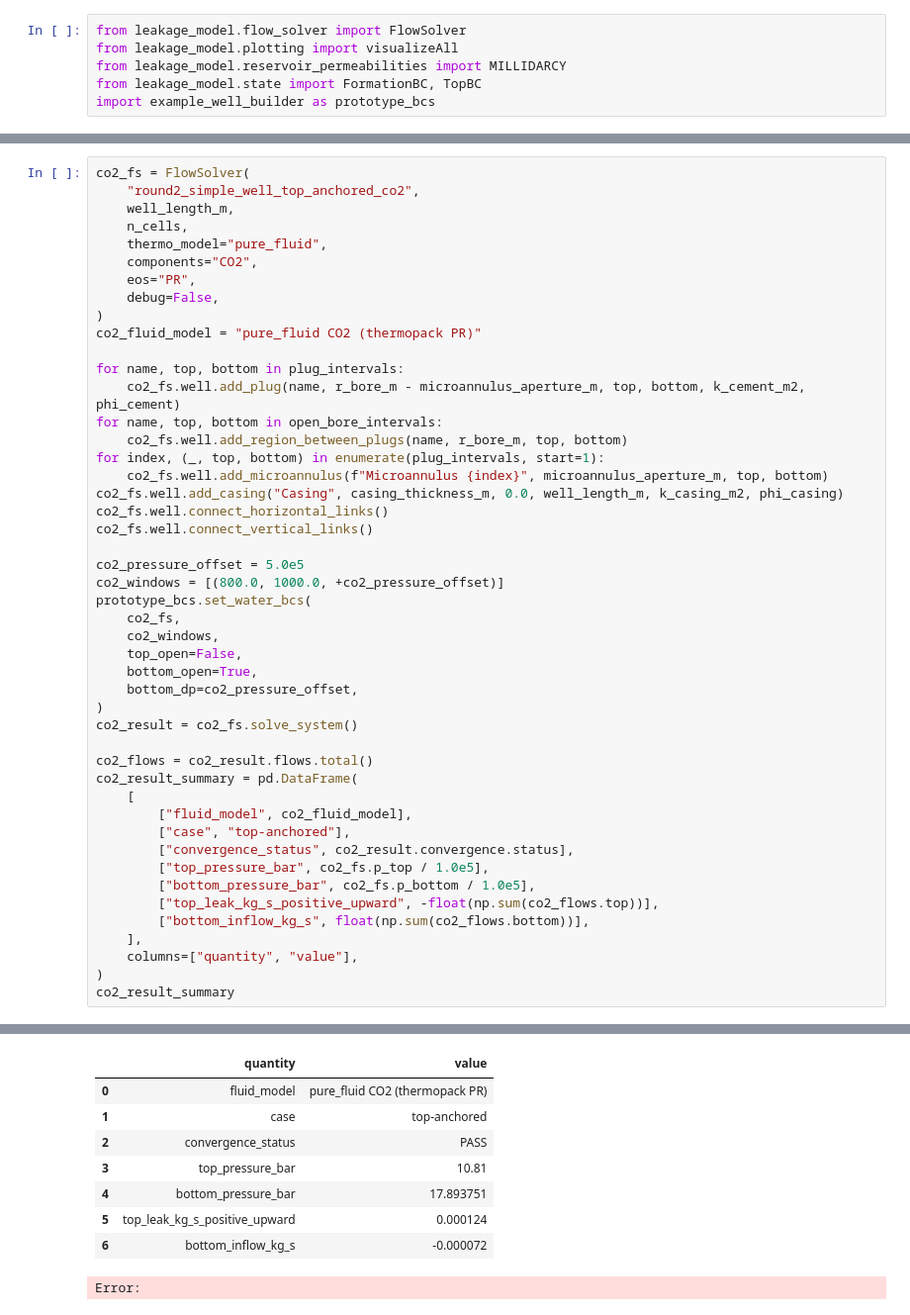
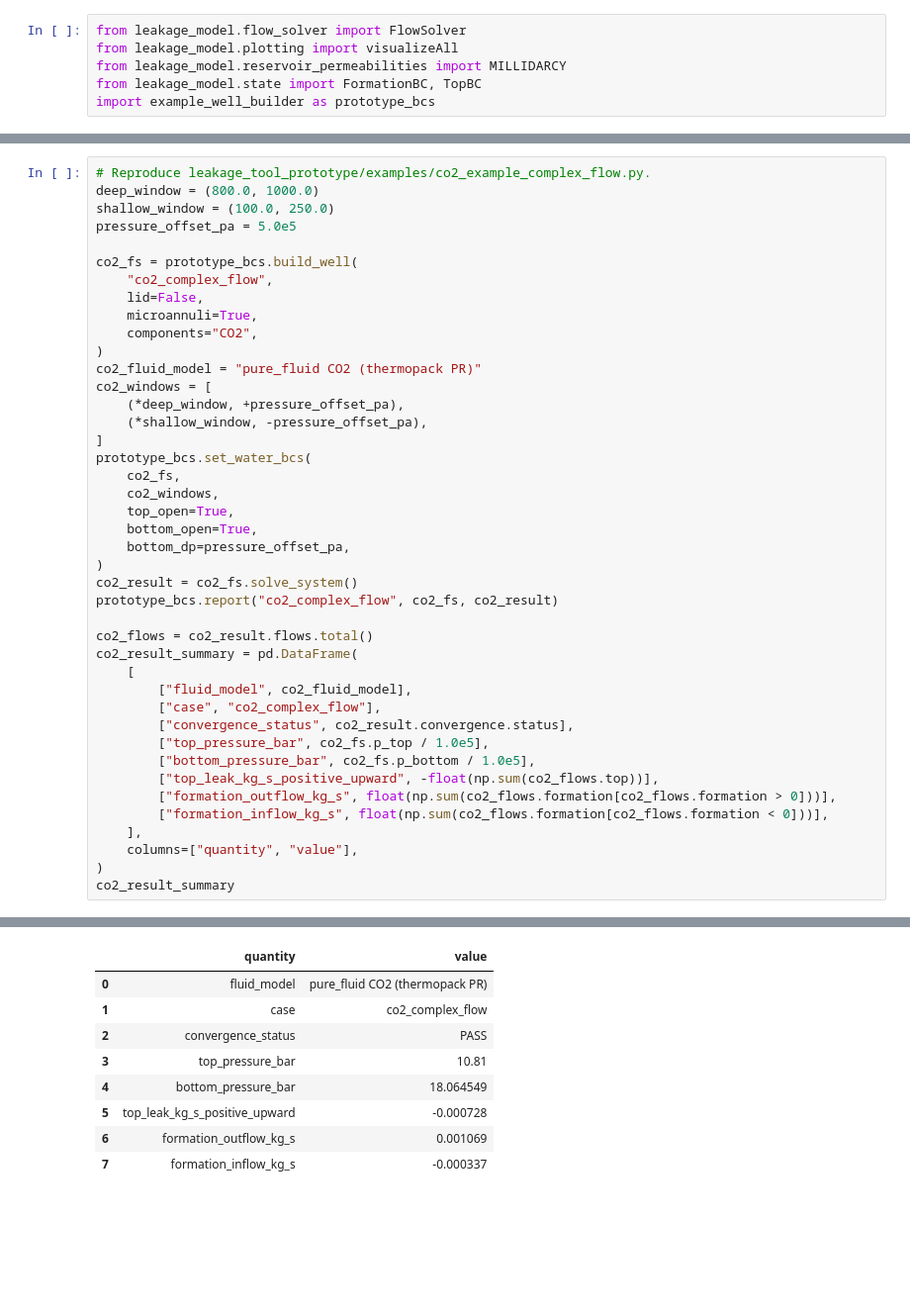
Before and after one commit to equinor/SCREEN, a Jupyter notebook: notebooks/08A_round2_leakage_tool_screen_reproduction.ipynb, the cells around one changed output, grey strips where cells are left out. Shown at 99% size. Cells and saved outputs as stored; diff of their text form; blank space fills up the shorter version.

```diff
--- a/notebooks/08A_round2_leakage_tool_screen_reproduction.ipynb
+++ b/notebooks/08A_round2_leakage_tool_screen_reproduction.ipynb
@@ -120,46 +101,41 @@ The previous CO2 run is top-anchored: its hydrostatic profile starts from `P_TOP
 # %%
-co2_fs = FlowSolver(
-    "round2_simple_well_top_anchored_co2",
-    well_length_m,
-    n_cells,
-    thermo_model="pure_fluid",
+# Reproduce leakage_tool_prototype/examples/co2_example_complex_flow.py.
+deep_window = (800.0, 1000.0)
+shallow_window = (100.0, 250.0)
+pressure_offset_pa = 5.0e5
+
+co2_fs = prototype_bcs.build_well(
+    "co2_complex_flow",
+    lid=False,
+    microannuli=True,
     components="CO2",
-    eos="PR",
-    debug=False,
 )
 co2_fluid_model = "pure_fluid CO2 (thermopack PR)"
-
-for name, top, bottom in plug_intervals:
-    co2_fs.well.add_plug(name, r_bore_m - microannulus_aperture_m, top, bottom, k_cement_m2, phi_cement)
-for name, top, bottom in open_bore_intervals:
-    co2_fs.well.add_region_between_plugs(name, r_bore_m, top, bottom)
-for index, (_, top, bottom) in enumerate(plug_intervals, start=1):
-    co2_fs.well.add_microannulus(f"Microannulus {index}", microannulus_aperture_m, top, bottom)
-co2_fs.well.add_casing("Casing", casing_thickness_m, 0.0, well_length_m, k_casing_m2, phi_casing)
-co2_fs.well.connect_horizontal_links()
-co2_fs.well.connect_vertical_links()
-
-co2_pressure_offset = 5.0e5
-co2_windows = [(800.0, 1000.0, +co2_pressure_offset)]
+co2_windows = [
+    (*deep_window, +pressure_offset_pa),
+    (*shallow_window, -pressure_offset_pa),
+]
 prototype_bcs.set_water_bcs(
     co2_fs,
     co2_windows,
-    top_open=False,
+    top_open=True,
     bottom_open=True,
-    bottom_dp=co2_pressure_offset,
+    bottom_dp=pressure_offset_pa,
 )
 co2_result = co2_fs.solve_system()
+prototype_bcs.report("co2_complex_flow", co2_fs, co2_result)
 
 co2_flows = co2_result.flows.total()
 co2_result_summary = pd.DataFrame(
     [
         ["fluid_model", co2_fluid_model],
-        ["case", "top-anchored"],
+        ["case", "co2_complex_flow"],
         ["convergence_status", co2_result.convergence.status],
         ["top_pressure_bar", co2_fs.p_top / 1.0e5],
         ["bottom_pressure_bar", co2_fs.p_bottom / 1.0e5],
         ["top_leak_kg_s_positive_upward", -float(np.sum(co2_flows.top))],
-        ["bottom_inflow_kg_s", float(np.sum(co2_flows.bottom))],
+        ["formation_outflow_kg_s", float(np.sum(co2_flows.formation[co2_flows.formation > 0]))],
+        ["formation_inflow_kg_s", float(np.sum(co2_flows.formation[co2_flows.formation < 0]))],
     ],
     columns=["quantity", "value"],
 )
@@ -182,9 +161,9 @@ ______________________________________________________________
 |  | quantity | value |
 | 0 | fluid_model | pure_fluid CO2 (thermopack PR) |
-| 1 | case | top-anchored |
+| 1 | case | co2_complex_flow |
 | 2 | convergence_status | PASS |
 | 3 | top_pressure_bar | 10.81 |
-| 4 | bottom_pressure_bar | 17.893751 |
-| 5 | top_leak_kg_s_positive_upward | 0.000124 |
-| 6 | bottom_inflow_kg_s | -0.000072 |
+| 4 | bottom_pressure_bar | 18.064549 |
+| 5 | top_leak_kg_s_positive_upward | -0.000728 |
+| 6 | formation_outflow_kg_s | 0.001069 |
+| 7 | formation_inflow_kg_s | -0.000337 |
-Error:
```
Also changed, not shown: parts of 10 cells of this notebook, 1 other file.
